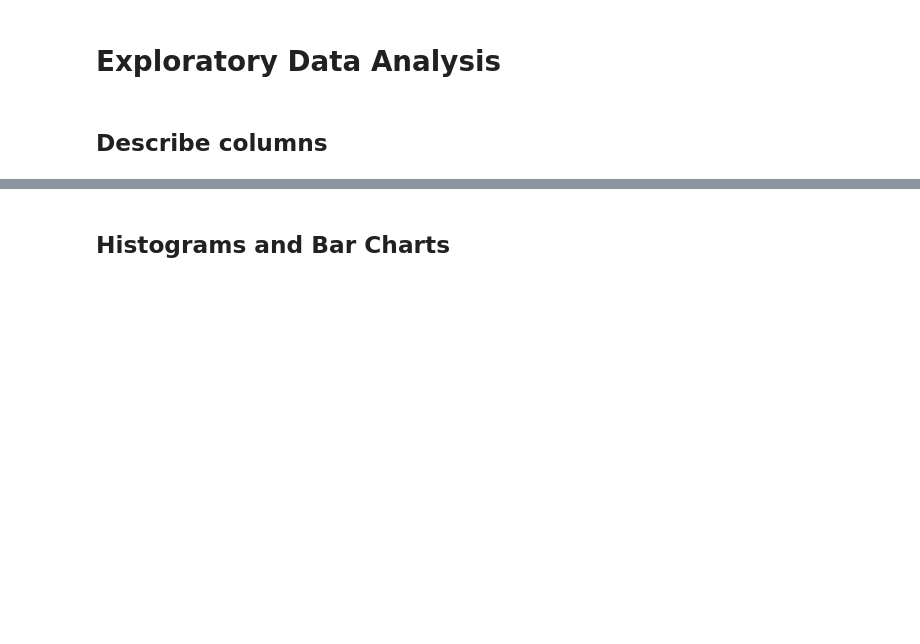
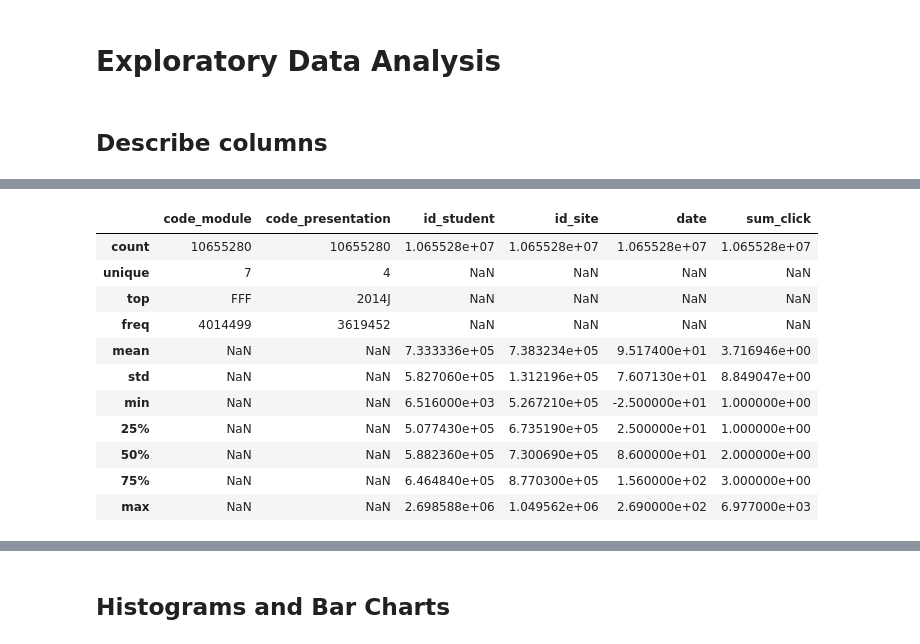
Before and after one commit to sustrev/SIADS697, a Jupyter notebook: EDA.ipynb, the cells around one changed output, grey strips where cells are left out. Drawn from its saved outputs; the diff is of its cells as text; code cells hidden in the pictures; blank space fills up the shorter version.

```diff
--- a/EDA.ipynb
+++ b/EDA.ipynb
@@ -31,0 +104,15 @@ student_vle_raw.head()
+# %%
+student_vle_raw.describe(include='all')
+# %% [output]
+|  | code_module | code_presentation | id_student | id_site | date | sum_click |
+| count | 10655280 | 10655280 | 1.065528e+07 | 1.065528e+07 | 1.065528e+07 | 1.065528e+07 |
+| unique | 7 | 4 | NaN | NaN | NaN | NaN |
+| top | FFF | 2014J | NaN | NaN | NaN | NaN |
+| freq | 4014499 | 3619452 | NaN | NaN | NaN | NaN |
+| mean | NaN | NaN | 7.333336e+05 | 7.383234e+05 | 9.517400e+01 | 3.716946e+00 |
+| std | NaN | NaN | 5.827060e+05 | 1.312196e+05 | 7.607130e+01 | 8.849047e+00 |
+| min | NaN | NaN | 6.516000e+03 | 5.267210e+05 | -2.500000e+01 | 1.000000e+00 |
+| 25% | NaN | NaN | 5.077430e+05 | 6.735190e+05 | 2.500000e+01 | 1.000000e+00 |
+| 50% | NaN | NaN | 5.882360e+05 | 7.300690e+05 | 8.600000e+01 | 2.000000e+00 |
+| 75% | NaN | NaN | 6.464840e+05 | 8.770300e+05 | 1.560000e+02 | 3.000000e+00 |
+| max | NaN | NaN | 2.698588e+06 | 1.049562e+06 | 2.690000e+02 | 6.977000e+03 |
```
Also changed, not shown: parts of 6 cells of this notebook.
